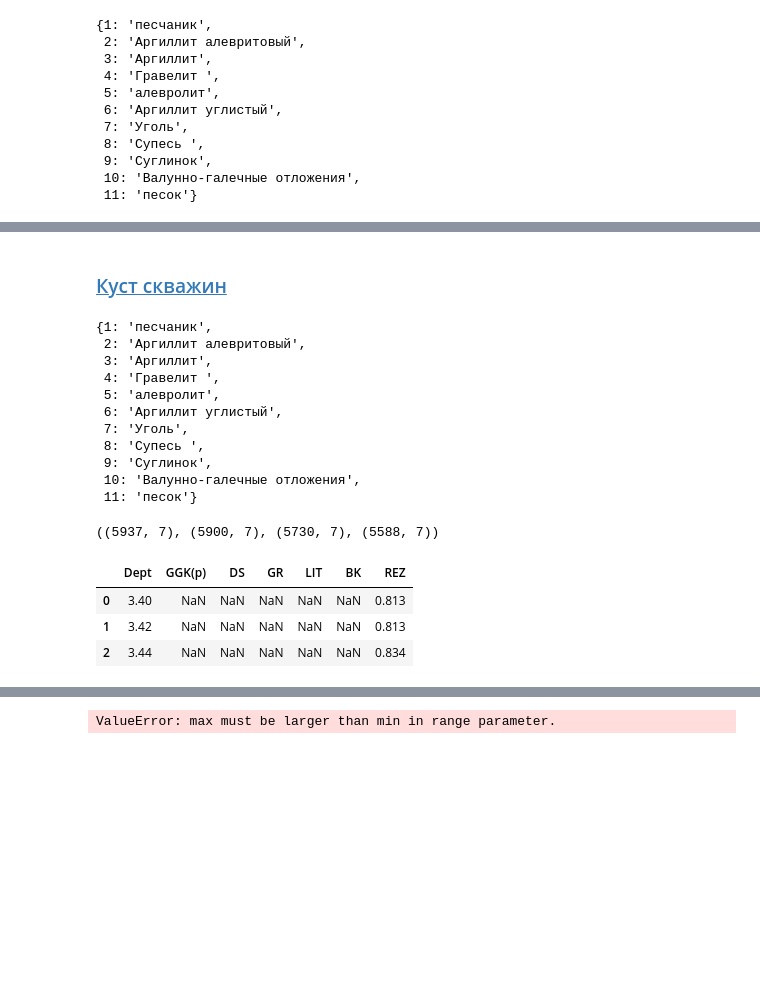
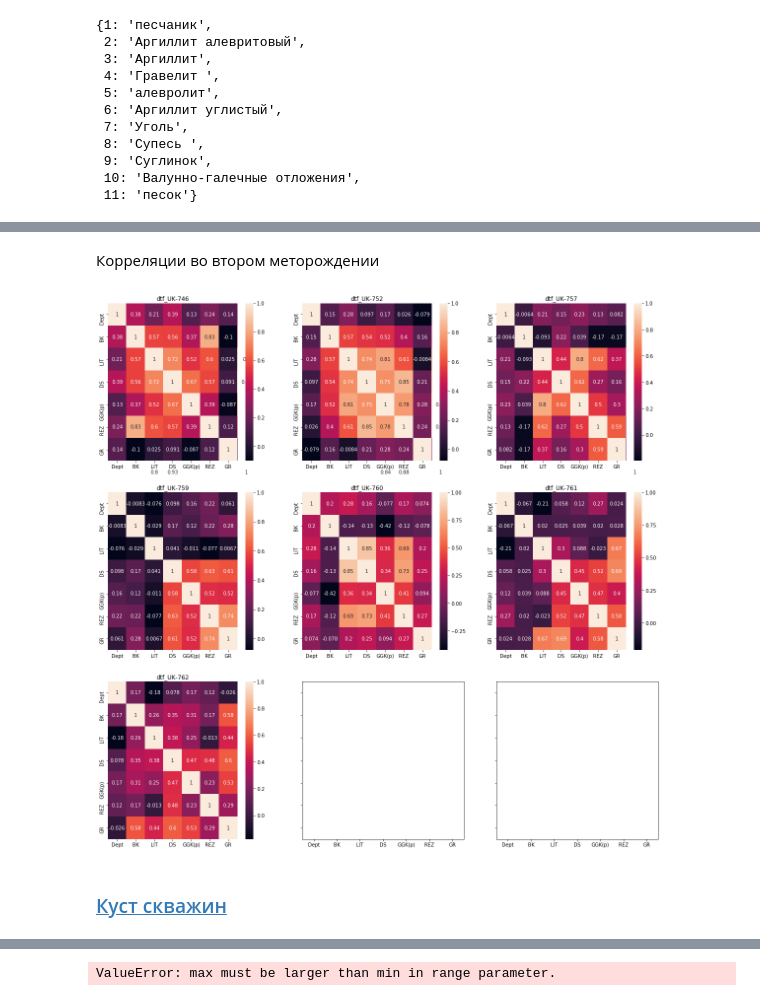
Before and after one commit to churnikov/carrot, a Jupyter notebook: nikita/digdes_data_analysis.ipynb, the cells around one changed output, grey strips where cells are left out. Cells and saved outputs as stored; diff of their text form; code cells hidden in the pictures; blank space fills up the shorter version.

```diff
--- a/nikita/digdes_data_analysis.ipynb
+++ b/nikita/digdes_data_analysis.ipynb
@@ -140,16 +246,8 @@ Text(0.5,1,'dtf_628')
+# %% [markdown]
+Корреляции во втором меторождении
+# %%
+plot_correlations_in_deposit(dtfs_second)
+# %% [output]
+[figure, added]
 # %% [markdown]
 ### [Куст скважин](https://www.google.ru/search?q=%D0%BA%D1%83%D1%81%D1%82+%D1%81%D0%BA%D0%B2%D0%B0%D0%B6%D0%B8%D0%BD&newwindow=1&client=safari&rls=en&dcr=0&tbm=isch&source=iu&pf=m&ictx=1&fir=9ca7KdUffmDkkM%253A%252CxWarwb_k1F4EHM%252C_&usg=__koPjYzig1ThzCyw5PTk-gc2FicY%3D&sa=X&ved=0ahUKEwiElrvMtu3WAhUiOpoKHXORApkQ9QEIKTAA#imgrc=9ca7KdUffmDkkM:)
-# %%
-lithology
-# %% [output]
-{1: 'песчаник',
- 2: 'Аргиллит алевритовый',
- 3: 'Аргиллит',
- 4: 'Гравелит ',
- 5: 'алевролит',
- 6: 'Аргиллит углистый',
- 7: 'Уголь',
- 8: 'Супесь ',
- 9: 'Суглинок',
- 10: 'Валунно-галечные отложения',
- 11: 'песок'}
@@ -165,11 +253,0 @@ dtf_1790_4 = pd.read_csv(data_source + '1790-4.csv', sep=';', decimal=',', encod
-# %%
-dtf_1790_1.shape, dtf_1790_2.shape, dtf_1790_3.shape, dtf_1790_4.shape
-# %% [output]
-((5937, 7), (5900, 7), (5730, 7), (5588, 7))
-# %%
-dtf_1790_4.head(3)
-# %% [output]
-|  | Dept | GGK(p) | DS | GR | LIT | BK | REZ |
-| 0 | 3.40 | NaN | NaN | NaN | NaN | NaN | 0.813 |
-| 1 | 3.42 | NaN | NaN | NaN | NaN | NaN | 0.813 |
-| 2 | 3.44 | NaN | NaN | NaN | NaN | NaN | 0.834 |
```
Also changed, not shown: parts of 70 cells of this notebook.
